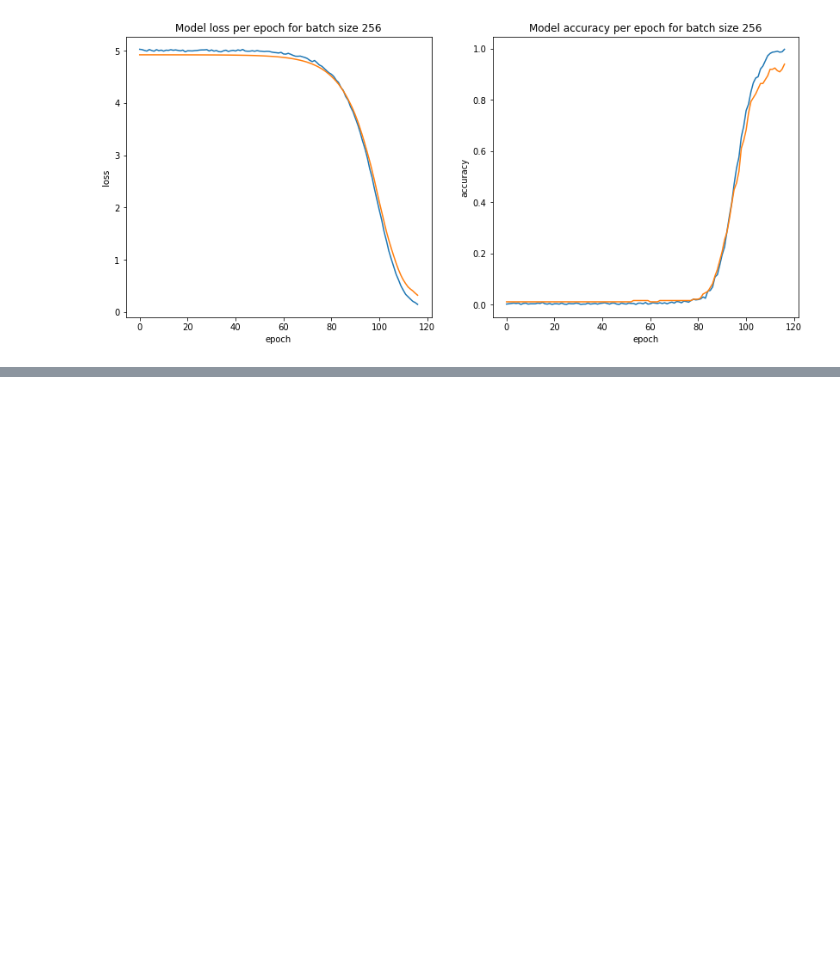
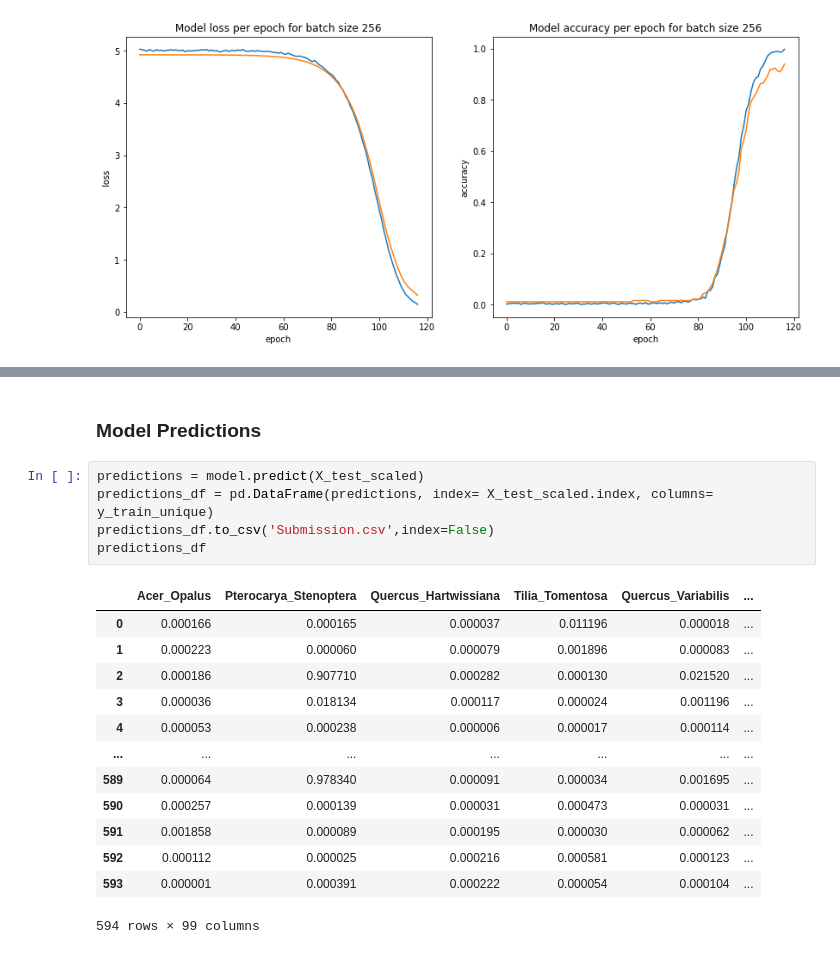
Before and after one commit to mahmodKhaled/Leaf-Classification, a Jupyter notebook: leaf_classification.ipynb, the cells around one changed output, grey strips where cells are left out. Saved outputs shown, nothing was run; the diff lists cells and outputs as text; blank space fills up the shorter version.

Commit message:
perform predictions

```diff
--- a/leaf_classification.ipynb
+++ b/leaf_classification.ipynb
@@ -712,0 +713,21 @@ End training for learning rate = 0.0001
+# %% [markdown]
+### Model Predictions
+# %%
+predictions = model.predict(X_test_scaled)
+predictions_df = pd.DataFrame(predictions, index= X_test_scaled.index, columns= y_train_unique)
+predictions_df.to_csv('Submission.csv',index=False)
+predictions_df
+# %% [output]
+|  | Acer_Opalus | Pterocarya_Stenoptera | Quercus_Hartwissiana | Tilia_Tomentosa | Quercus_Variabilis | ... |
+| 0 | 0.000166 | 0.000165 | 0.000037 | 0.011196 | 0.000018 | ... |
+| 1 | 0.000223 | 0.000060 | 0.000079 | 0.001896 | 0.000083 | ... |
+| 2 | 0.000186 | 0.907710 | 0.000282 | 0.000130 | 0.021520 | ... |
+| 3 | 0.000036 | 0.018134 | 0.000117 | 0.000024 | 0.001196 | ... |
+| 4 | 0.000053 | 0.000238 | 0.000006 | 0.000017 | 0.000114 | ... |
+| ... | ... | ... | ... | ... | ... | ... |
+| 589 | 0.000064 | 0.978340 | 0.000091 | 0.000034 | 0.001695 | ... |
+| 590 | 0.000257 | 0.000139 | 0.000031 | 0.000473 | 0.000031 | ... |
+| 591 | 0.001858 | 0.000089 | 0.000195 | 0.000030 | 0.000062 | ... |
+| 592 | 0.000112 | 0.000025 | 0.000216 | 0.000581 | 0.000123 | ... |
+| 593 | 0.000001 | 0.000391 | 0.000222 | 0.000054 | 0.000104 | ... |
+594 rows × 99 columns
```
Also changed, not shown: parts of 38 cells of this notebook.
